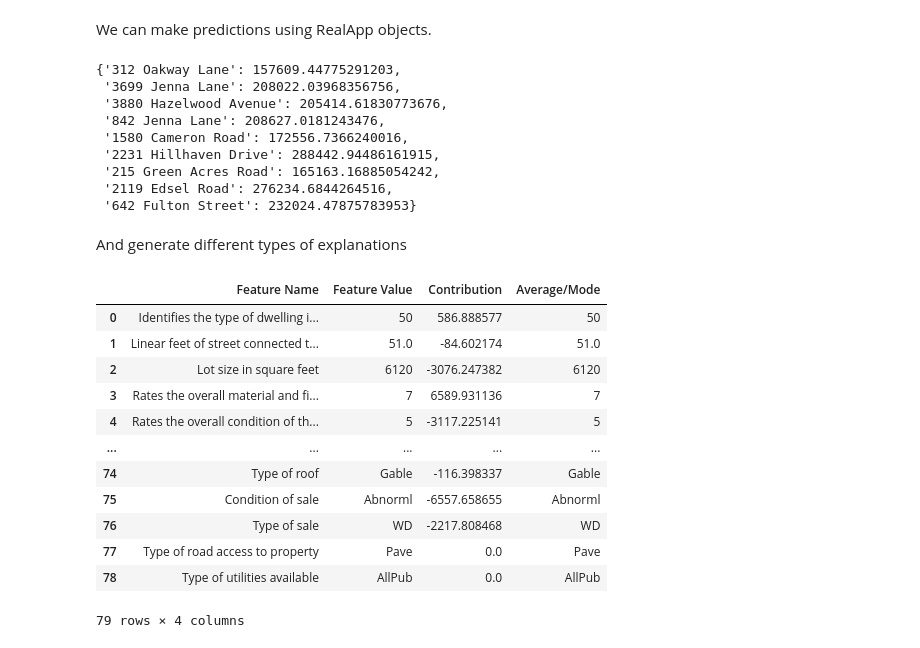
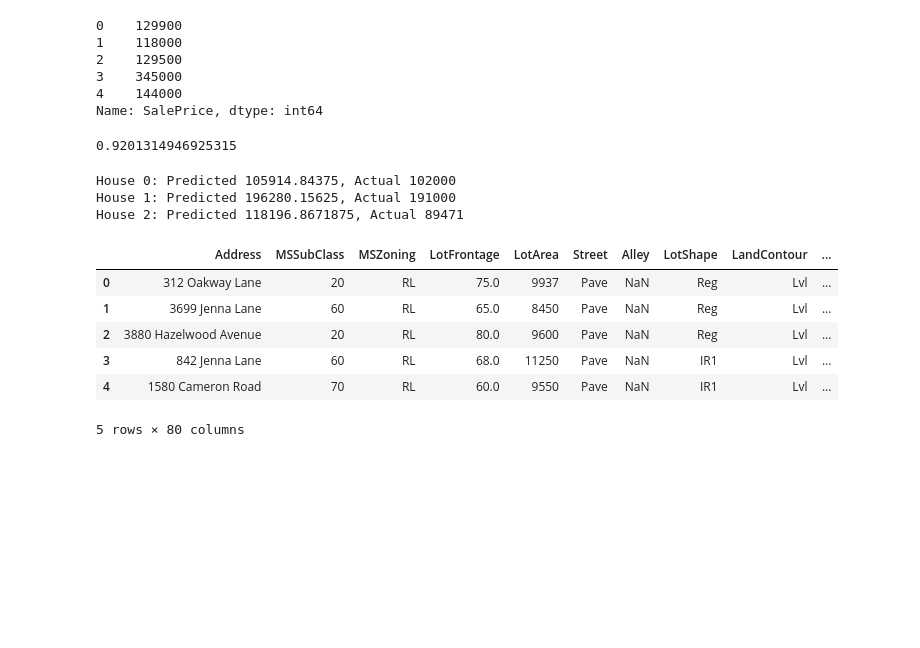
Before and after one commit to sibyl-dev/pyreal, a Jupyter notebook: tutorials/ames_housing_example.ipynb, the cells around one changed output. Saved outputs shown, nothing was run; the diff lists cells and outputs as text; code cells hidden in the pictures; blank space fills up the shorter version.

```diff
--- a/tutorials/ames_housing_example.ipynb
+++ b/tutorials/ames_housing_example.ipynb
@@ -44,3 +30,0 @@ This imputation code comes from https://www.kaggle.com/juliencs/a-study-on-regre
-# %%
-transformers = ames_housing.load_transformers()
-transformers
@@ -50,3 +30,0 @@ transformers
-# %%
-model = ames_housing.load_model()
-model
@@ -56,0 +31,9 @@ Now, we can initialize a RealApp object.
+# %%
+y.head()
+# %% [output]
+0    129900
+1    118000
+2    129500
+3    345000
+4    144000
+Name: SalePrice, dtype: int64
@@ -57,3 +55,36 @@ Now, we can initialize a RealApp object.
+# %%
+from pyreal.transformers import run_transformers
+from xgboost import XGBRegressor
+
+X_train_model = run_transformers(transformers, X_train)
+X_test_model = run_transformers(transformers, X_test)
+
+model = XGBRegressor(n_estimators=200, learning_rate=.1,
+                     max_depth=2, subsample=.8)
+model.fit(X_train_model, y_train)
+
+model.score(X_test_model, y_test)
+# %% [output]
+0.9201314946925315
+# %%
+pred = model.predict(X_test_model.iloc[0:3])
+for i in range(3):
+  print(f"House {i}: Predicted {pred[i]}, Actual {y_test.iloc[i]}")
+# %% [output]
+House 0: Predicted 105914.84375, Actual 102000
+House 1: Predicted 196280.15625, Actual 191000
+House 2: Predicted 118196.8671875, Actual 89471
+# %%
+houses = ames_housing.load_sample_houses()
+houses.head()
+# %% [output]
+|  | Address | MSSubClass | MSZoning | LotFrontage | LotArea | Street | Alley | LotShape | LandContour | ... |
+| 0 | 312 Oakway Lane | 20 | RL | 75.0 | 9937 | Pave | NaN | Reg | Lvl | ... |
+| 1 | 3699 Jenna Lane | 60 | RL | 65.0 | 8450 | Pave | NaN | Reg | Lvl | ... |
+| 2 | 3880 Hazelwood Avenue | 20 | RL | 80.0 | 9600 | Pave | NaN | Reg | Lvl | ... |
+| 3 | 842 Jenna Lane | 60 | RL | 68.0 | 11250 | Pave | NaN | IR1 | Lvl | ... |
+| 4 | 1580 Cameron Road | 70 | RL | 60.0 | 9550 | Pave | NaN | IR1 | Lvl | ... |
+5 rows × 80 columns
 # %%
 from pyreal import RealApp
 
@@ -67,32 +99,0 @@ realApp =  RealApp(model,
-# %% [markdown]
-We can make predictions using RealApp objects.
-# %%
-realApp.predict(sample_houses)
-# %% [output]
-{'312 Oakway Lane': 157609.44775291203,
- '3699 Jenna Lane': 208022.03968356756,
- '3880 Hazelwood Avenue': 205414.61830773676,
- '842 Jenna Lane': 208627.0181243476,
- '1580 Cameron Road': 172556.7366240016,
- '2231 Hillhaven Drive': 288442.94486161915,
- '215 Green Acres Road': 165163.16885054242,
- '2119 Edsel Road': 276234.6844264516,
- '642 Fulton Street': 232024.47875783953}
-# %% [markdown]
-And generate different types of explanations
-# %%
-realApp.produce_feature_contributions(x_orig.iloc[0])
-# %% [output]
-|  | Feature Name | Feature Value | Contribution | Average/Mode |
-| 0 | Identifies the type of dwelling i... | 50 | 586.888577 | 50 |
-| 1 | Linear feet of street connected t... | 51.0 | -84.602174 | 51.0 |
-| 2 | Lot size in square feet | 6120 | -3076.247382 | 6120 |
-| 3 | Rates the overall material and fi... | 7 | 6589.931136 | 7 |
-| 4 | Rates the overall condition of th... | 5 | -3117.225141 | 5 |
-| ... | ... | ... | ... | ... |
-| 74 | Type of roof | Gable | -116.398337 | Gable |
-| 75 | Condition of sale | Abnorml | -6557.658655 | Abnorml |
-| 76 | Type of sale | WD | -2217.808468 | WD |
-| 77 | Type of road access to property | Pave | 0.0 | Pave |
-| 78 | Type of utilities available | AllPub | 0.0 | AllPub |
-79 rows × 4 columns
```
Also changed, not shown: parts of 22 cells of this notebook.
